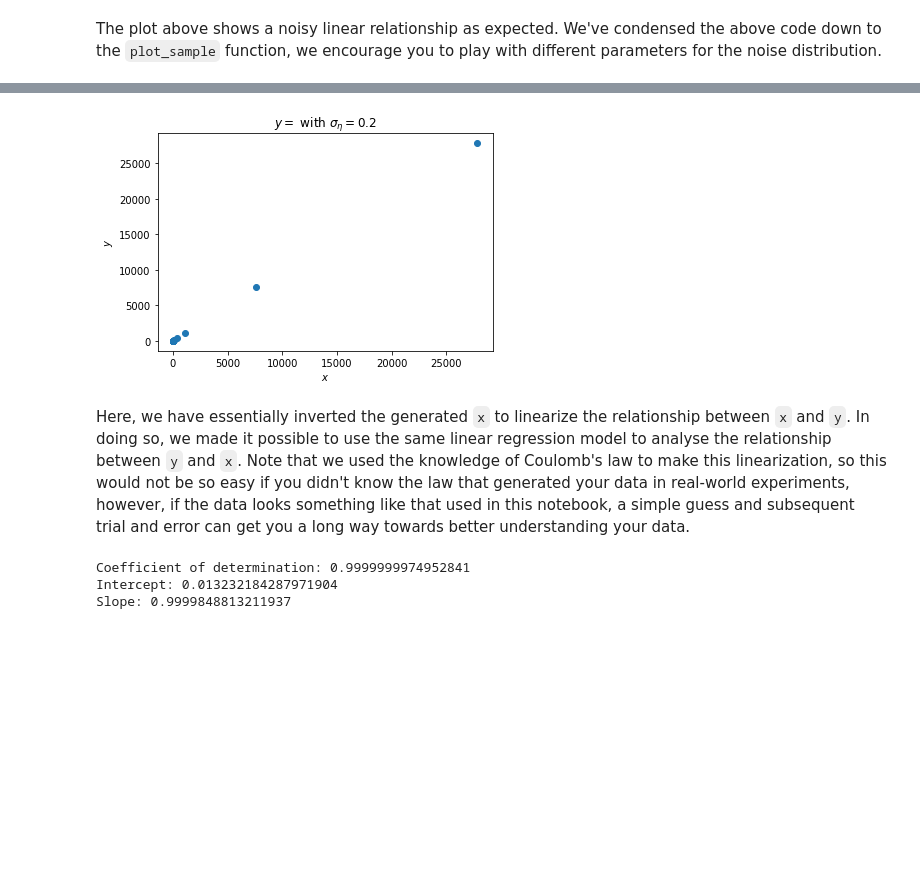
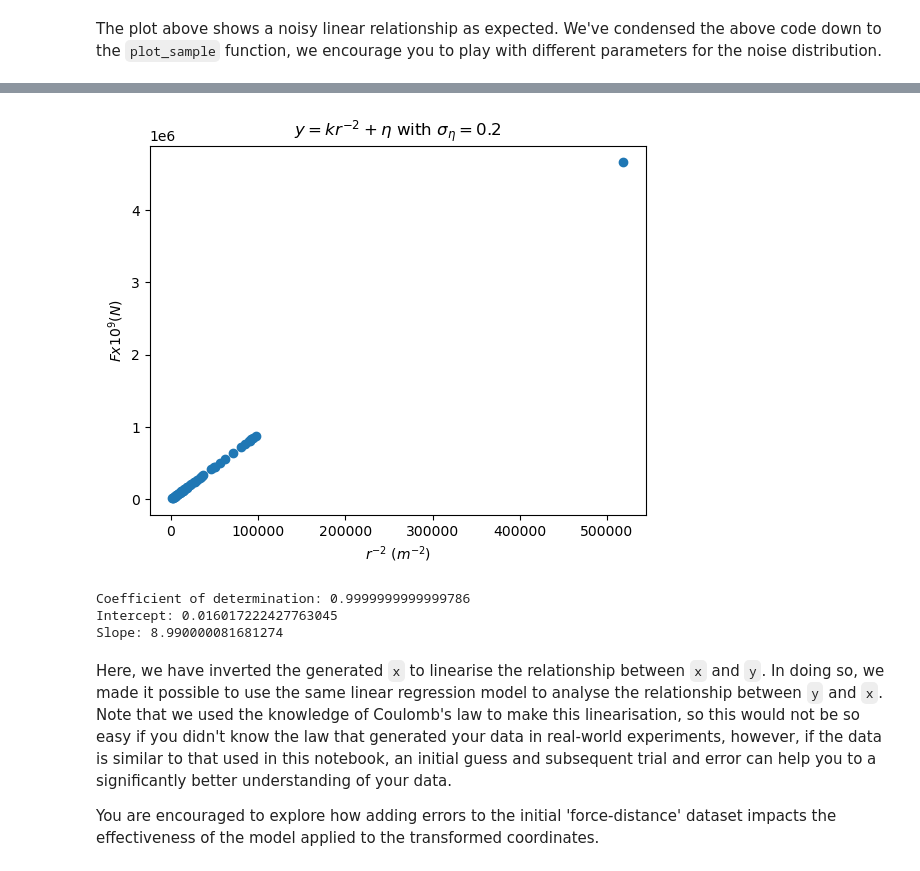
Before and after one commit to PhysData/course, a Jupyter notebook: docs/notebooks/elmag.ipynb, the cells around one changed output, grey strips where cells are left out. Saved outputs shown, nothing was run; the diff lists cells and outputs as text; code cells hidden in the pictures; blank space fills up the shorter version.

```diff
--- a/docs/notebooks/elmag.ipynb
+++ b/docs/notebooks/elmag.ipynb
@@ -116,6 +111,14 @@ We can now evaluate our model using a score function. For simple linear regressi
 # %%
-r_sq = model.score(x_arr.reshape(-1, 1), y_arr.reshape(-1, 1))
-print(f"Coefficient of determination: {r_sq}")
-print(f"Intercept: {model.intercept_[0]}")
-print(f"Slope: {model.coef_[0][0]}")
+def linear_regression(x,y):
+    x_arr = np.array(x)
+    y_arr = np.array(y)
+
+    model.fit(x_arr.reshape(-1, 1), y_arr.reshape(-1, 1))
+
+    r_sq = model.score(x_arr.reshape(-1, 1), y_arr.reshape(-1, 1))
+    print(f"Coefficient of determination: {r_sq}")
+    print(f"Intercept: {model.intercept_[0]}")
+    print(f"Slope: {model.coef_[0][0]}")
+
+linear_regression(x,y)
 # %% [output]
@@ -135,19 +194,21 @@ As before, we'll develop a data generating function that we can use to create a
 # %%
-def random_y_kx2(mean_x=0, sigma_x=1, mean_noise=0, sigma_noise=1, size=1, k=1):
+def force_distance(mean_x=0, sigma_x=0.01, mean_noise=0, sigma_noise=1, size=1, k=8.99, systematic_error=0):
     x = np.abs(np.random.normal(mean_x, sigma_x, size))
     noise = np.random.normal(mean_noise, sigma_noise, size)
-    y = k * (x**(-2)) + noise
+    y = k * (x**(-2)) + noise + systematic_error
     return x, y
 
-data = []
+systematic = 0  #Explore the effect of systematic errors by changing this value
+sigma = 0.1     #Explore the effect of random errors by changing this value
+distance_data = []
 for i in range(50):
-    data.append(random_y_kx2(sigma_noise=0.2))
+    distance_data.append(force_distance(sigma_noise=sigma, systematic_error = systematic))
 
-x = []
-y = []
-for i in data:
-    x.append(i[0][0])
-    y.append(i[1][0])
+distance_x = []
+distance_y = []
+for i in distance_data:
+    distance_x.append(i[0][0])
+    distance_y.append(i[1][0])
 
-plot_xy(x, y, title="$y=\frac{k}{x^2}+\eta$ with $\sigma_{\eta}=0.2$", xlabel="$x$", ylabel="$y$")
+plot_xy(distance_x, distance_y, title="$F=kr^{-2}+\eta$ with $\sigma_{\eta} = $"+ f"{sigma}", xlabel="$r $ (m)", ylabel="$F x10^{9} (N)$")
 # %% [output]
@@ -157,8 +218,15 @@ We can see that our data is clearly not linear, so linear regression is probably
 # %%
-x_transformed = np.c_[1 / np.square(x)]
+x_transformed = np.c_[1 / np.square(distance_x)]
 # %%
-plot_xy(x_transformed, y, title="$y=\frac{k}{x^2}+\eta$ with $\sigma_{\eta}=0.2$", xlabel="$x$", ylabel="$y$")
+plot_xy(x_transformed, distance_y, title="$y=kr^{-2}+\eta$ with $\sigma_{\eta}=0.2$", xlabel="$r^{-2}$ ($m^{-2}$)", ylabel="$F x10^{9} (N)$")
+
+linear_regression(x_transformed,distance_y)
 # %% [output]
-[figure, old version]
+[figure, new version]
+Coefficient of determination: 0.9999999999999786
+Intercept: 0.016017222427763045
+Slope: 8.990000081681274
 # %% [markdown]
-Here, we have essentially inverted the generated `x` to linearize the relationship between `x` and `y`. In doing so, we made it possible to use the same linear regression model to analyse the relationship between `y` and `x`. Note that we used the knowledge of Coulomb's law to make this linearization, so this would not be so easy if you didn't know the law that generated your data in real-world experiments, however, if the data looks something like that used in this notebook, a simple guess and subsequent trial and error can get you a long way towards better understanding your data.
+Here, we have inverted the generated `x` to linearise the relationship between `x` and `y`. In doing so, we made it possible to use the same linear regression model to analyse the relationship between `y` and `x`. Note that we used the knowledge of Coulomb's law to make this linearisation, so this would not be so easy if you didn't know the law that generated your data in real-world experiments, however, if the data is similar to that used in this notebook, an initial guess and subsequent trial and error can help you to a significantly better understanding of your data.
+
+You are encouraged to explore how adding errors to the initial 'force-distance' dataset impacts the effectiveness of the model applied to the transformed coordinates.
@@ -168,14 +233,3 @@ y_arr = np.array(y)
-# %%
-model = LinearRegression()
-model.fit(x_arr.reshape(-1, 1), y_arr.reshape(-1, 1))
-r_sq = model.score(x_arr.reshape(-1, 1), y_arr.reshape(-1, 1))
-print(f"Coefficient of determination: {r_sq}")
-print(f"Intercept: {model.intercept_[0]}")
-print(f"Slope: {model.coef_[0][0]}")
-# %% [output]
-Coefficient of determination: 0.9999999974952841
-Intercept: 0.013232184287971904
-Slope: 0.9999848813211937
 # %% [markdown]
 If you wish to get an overview of the remaining topics in this course, click the button below.
 
```
Also changed, not shown: parts of 27 cells of this notebook.
